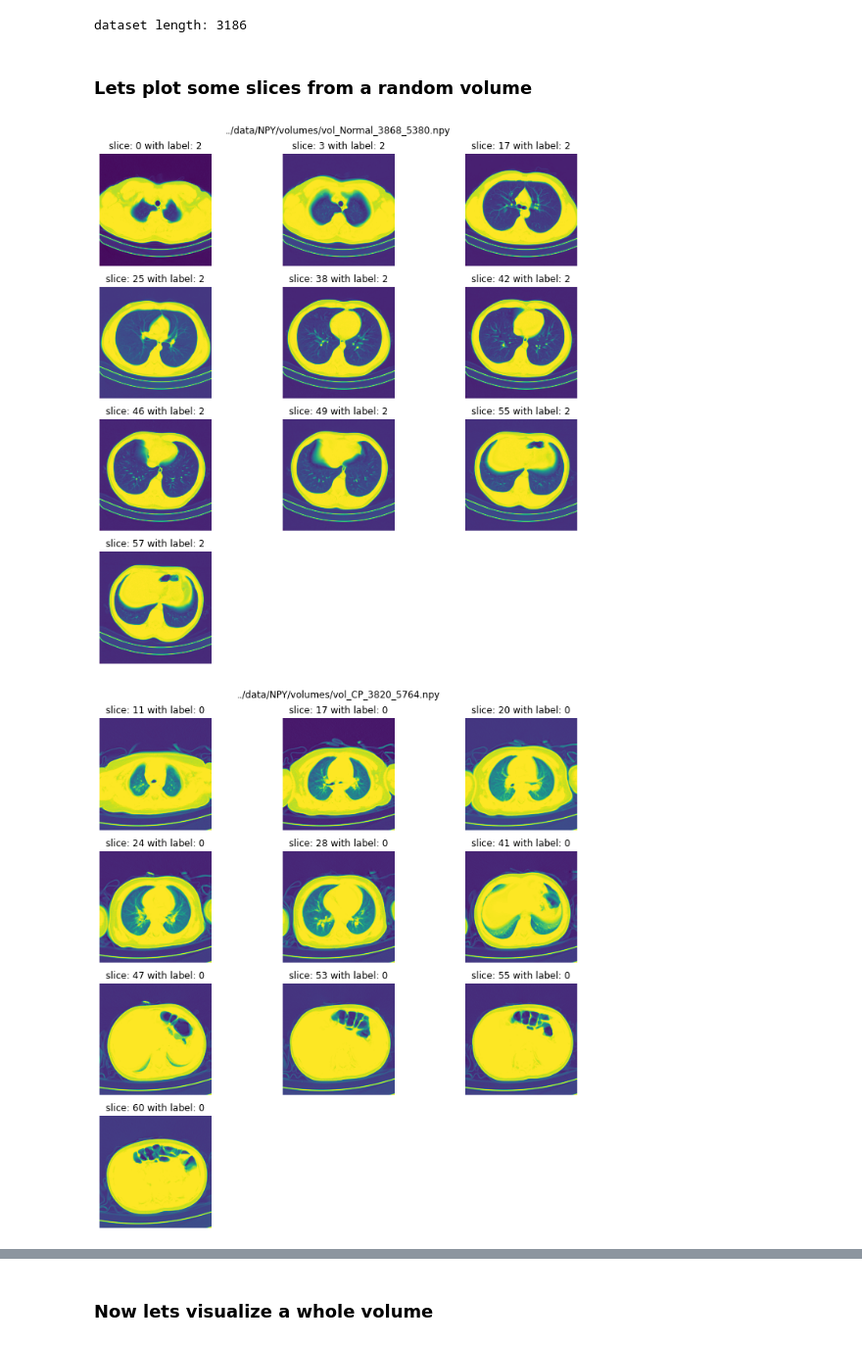
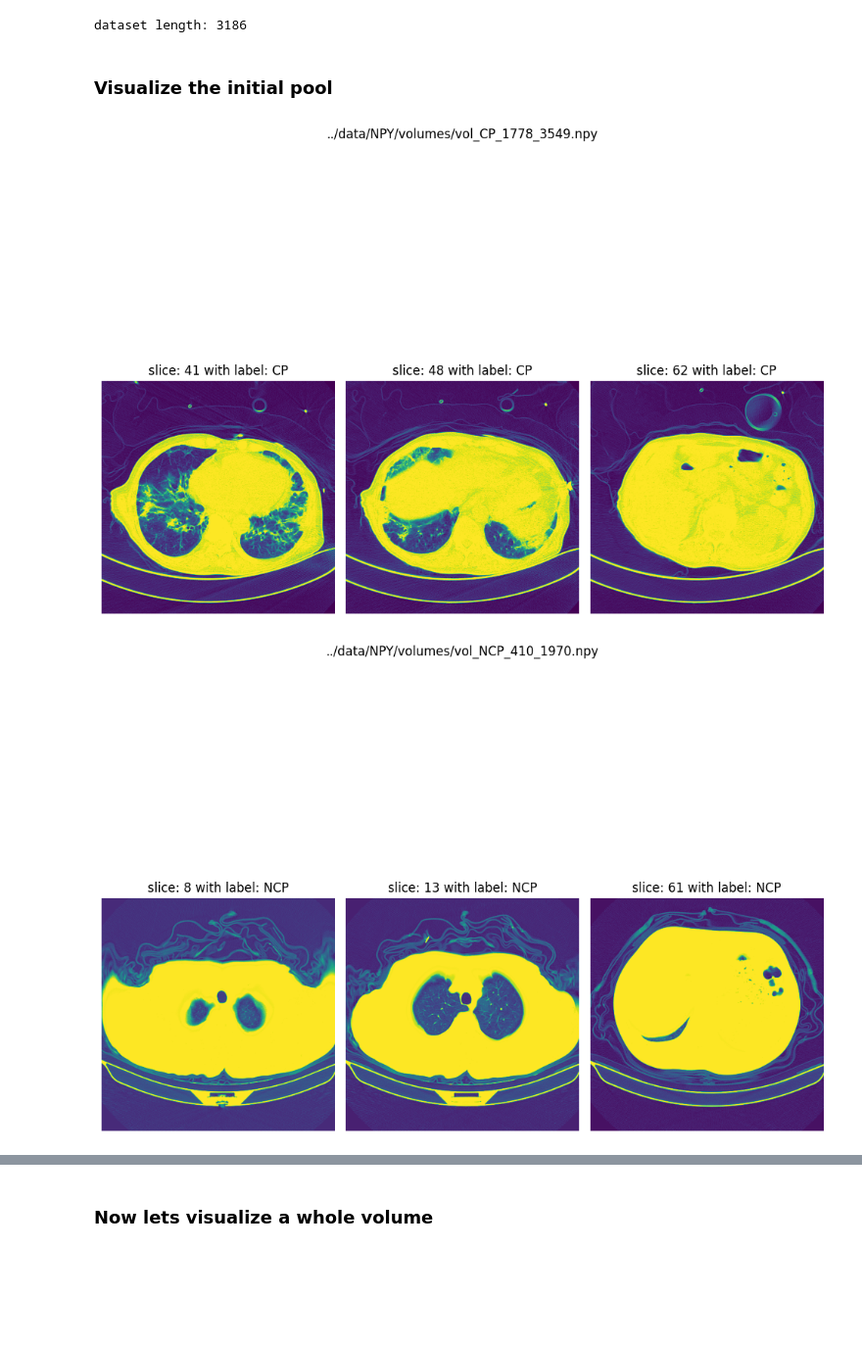
Before and after one commit to BastianSpatz/Deep-Bayesian-Active-Learning-for-Covid-19, a Jupyter notebook: notebooks/visualization.ipynb, the cells around one changed output, grey strips where cells are left out. Shown at 98% size. Drawn from its saved outputs; the diff is of its cells as text; code cells hidden in the pictures; blank space fills up the shorter version.

```diff
--- a/notebooks/visualization.ipynb
+++ b/notebooks/visualization.ipynb
@@ -47,24 +10,25 @@ from src.dataset.utils import balanced_active_learning_split
 # %% [markdown]
 ### Lets load our data
 # %%
-dataset = Data(data_path="../data/NPY/volumes/",target_path="../data/NPY/labels/")
-print("dataset length: {}".format(len(dataset)))
-_ = balanced_active_learning_split(dataset)
+Data = Data(data_path="../data/NPY/volumes/",target_path="../data/NPY/labels/")
+print("dataset length: {}".format(len(Data)))
 # %% [output]
 dataset length: 3186
-# %% [markdown]
-### Lets plot some slices from a random volume
+# %%
+X_train, X_test, X_val, y_train, y_test, y_val = train_test_val_split(Data.files, Data.lbls, train_size=.7, test_size=.2)
+# %% [markdown]
+### Visualize the initial pool
 # %%
-random_idx = random.sample(range(len(dataset)), 2)
-n_slices = 10
-
+random_idx = get_balanced_initial_pool(y_train, initial_pool=3)
+n_slices = 3
+classes = ["CP", "NCP", "Normal"]
 for idx in random_idx:
-    volume, label = dataset[idx]
+    volume, label = Data[Data.files.index(X_train[idx])]
     vis.plot_from_volume_tensor(volume,
-                                label,
+                                classes[label],
                                 n_samples=n_slices,
                                 n_cols=3,
-                                title=dataset.files[idx])
+                                title=Data.files[Data.files.index(X_train[idx])])
 # %% [output]
-[figure, old version]
+[figure, new version]
-[figure, old version]
+[figure, new version]
```
Also changed, not shown: parts of 10 cells of this notebook, 10 other files.
